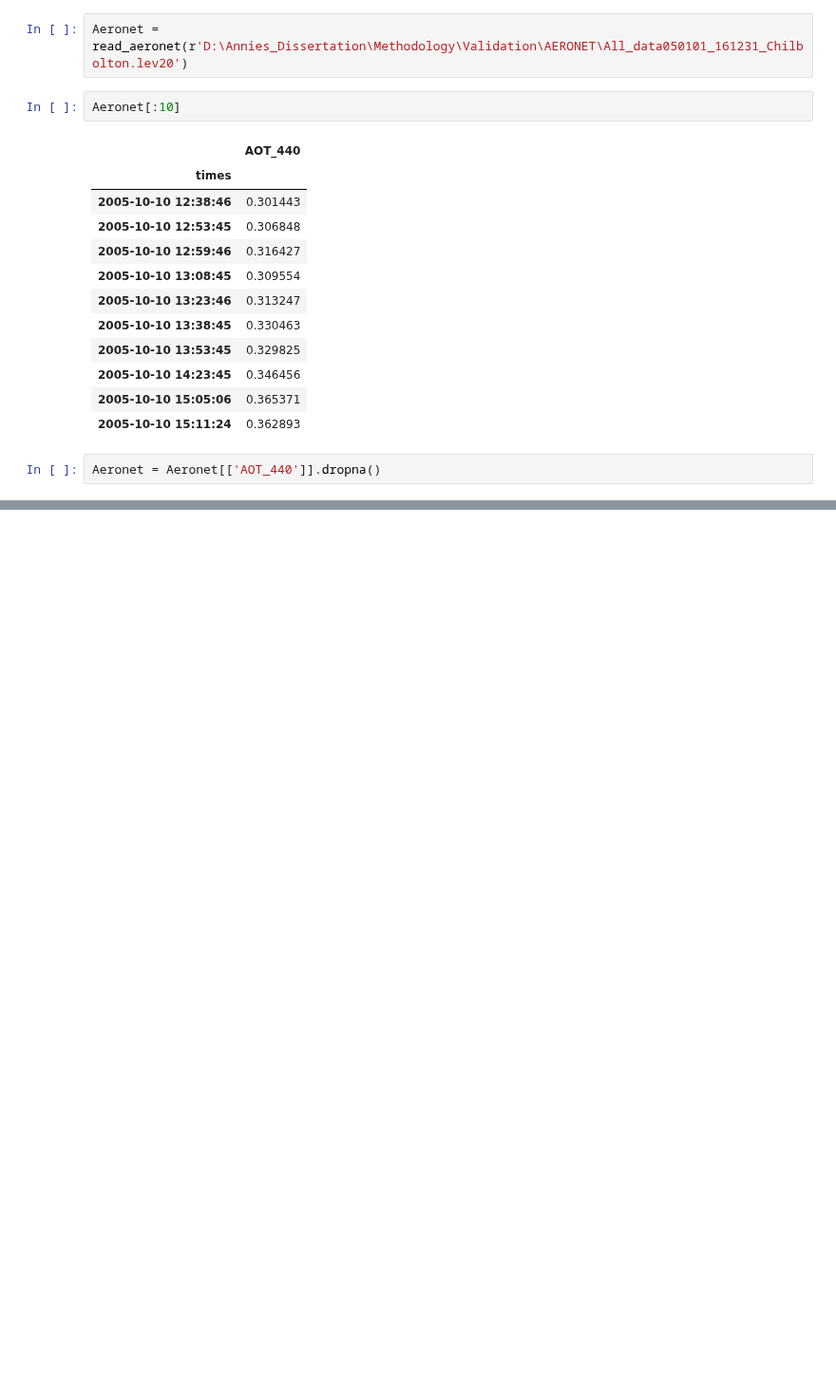
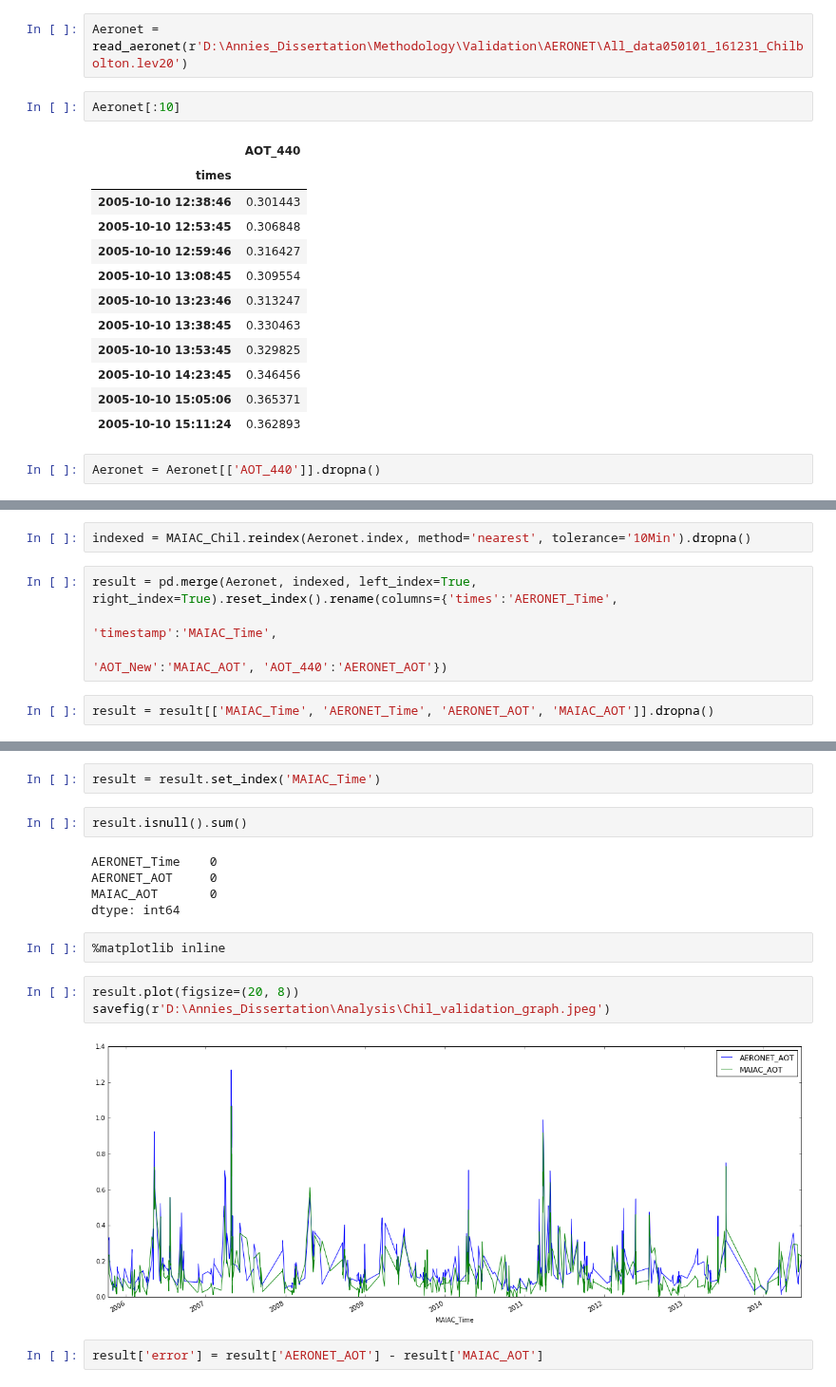
Before and after one commit to annalisasheehan/masters, a Jupyter notebook: AERONET_validation-just extracting data NO DASK.ipynb, the cells around one changed output, grey strips where cells are left out. Shown at 95% size. Drawn from its saved outputs; the diff is of its cells as text; blank space fills up the shorter version.

Commit message:
Final code for validation including RMSE.

```diff
--- a/AERONET_validation-just extracting data NO DASK.ipynb
+++ b/AERONET_validation-just extracting data NO DASK.ipynb
@@ -130,0 +135,8 @@ Aeronet = Aeronet[['AOT_440']].dropna()
+# %%
+indexed = MAIAC_Chil.reindex(Aeronet.index, method='nearest', tolerance='10Min').dropna()
+# %%
+result = pd.merge(Aeronet, indexed, left_index=True, right_index=True).reset_index().rename(columns={'times':'AERONET_Time',
+                                                                                                        'timestamp':'MAIAC_Time',
+                                                                                                     'AOT_New':'MAIAC_AOT', 'AOT_440':'AERONET_AOT'})
+# %%
+result = result[['MAIAC_Time', 'AERONET_Time', 'AERONET_AOT', 'MAIAC_AOT']].dropna()
@@ -130,0 +157,18 @@ Aeronet = Aeronet[['AOT_440']].dropna()
+# %%
+result = result.set_index('MAIAC_Time')
+# %%
+result.isnull().sum()
+# %% [output]
+AERONET_Time    0
+AERONET_AOT     0
+MAIAC_AOT       0
+dtype: int64
+# %%
+%matplotlib inline
+# %%
+result.plot(figsize=(20, 8))
+savefig(r'D:\Annies_Dissertation\Analysis\Chil_validation_graph.jpeg')
+# %% [output]
+[figure, added]
+# %%
+result['error'] = result['AERONET_AOT'] - result['MAIAC_AOT']
```
Also changed, not shown: parts of 24 cells of this notebook.
